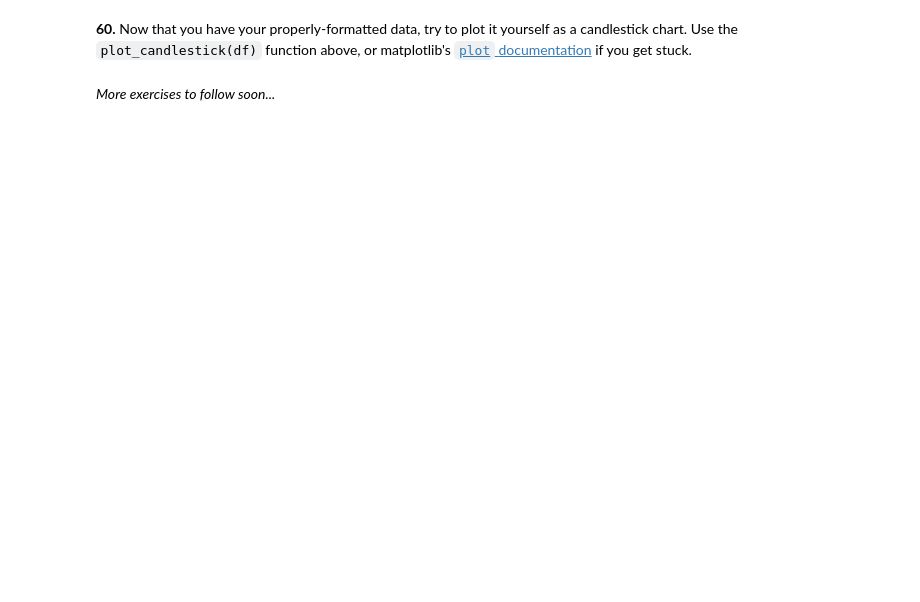
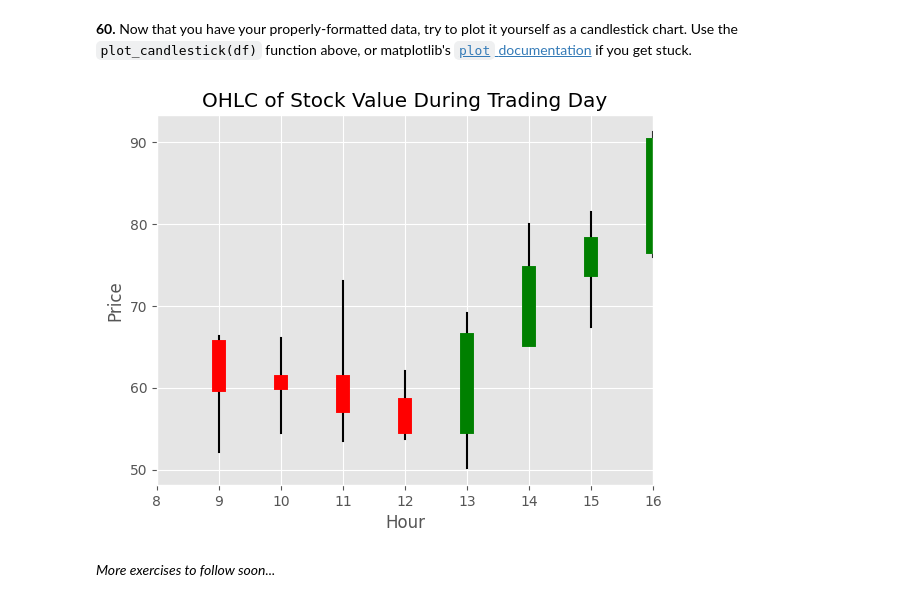
Before and after one commit to markmbarak8/100-pandas-puzzles-solved-, a Jupyter notebook: 100-pandas-puzzles.ipynb, the cells around one changed output. Saved outputs shown, nothing was run; the diff lists cells and outputs as text; code cells hidden in the pictures; blank space fills up the shorter version.

````diff
--- a/100-pandas-puzzles.ipynb
+++ b/100-pandas-puzzles.ipynb
@@ -1333,2 +1350,23 @@ KeyError: 'price'
 # %% [markdown]
 **59.** Generate a day's worth of random stock data, and aggregate / reformat it so that it has hourly summaries of the opening, highest, lowest, and closing prices
+# %%
+start_time=9
+end_time=17
+price=np.random.randint(23,75)
+price_list=[(float_to_time(start_time),price)]
+while start_time<end_time:
+    start_time+=0.0006
+    if start_time>end_time:
+        break
+    price+=np.random.randn()*0.25
+    price_list.append((float_to_time(start_time),abs(price)))
+prices=pd.DataFrame(price_list,columns=['time','price'])
+prices['time']=pd.to_datetime(prices['time'])
+prices.set_index('time',inplace=True)
+# %%
+g2=prices.groupby(prices.index.hour)['price']
+prices_2=pd.DataFrame({'open':g2.first(),'high':g2.max(),'low':g2.min(),'close':g2.last()})
+prices_2.index=prices.index.floor(freq='h').unique()
+prices_2['color']='red'
+prices_2.loc[(prices_2['open']<prices_2['close']),'color']='green'
+prices_2
@@ -1335,4 +1384,8 @@ KeyError: 'price'
 # %% [markdown]
 **60.** Now that you have your properly-formatted data, try to plot it yourself as a candlestick chart.  Use the ```plot_candlestick(df)``` function above, or matplotlib's [```plot``` documentation](https://matplotlib.org/api/_as_gen/matplotlib.axes.Axes.plot.html) if you get stuck.
+# %%
+plot_candlestick(prices_2)
+# %% [output]
+[figure, added]
 # %% [markdown]
 *More exercises to follow soon...*
````
Also changed, not shown: parts of 7 cells of this notebook.
